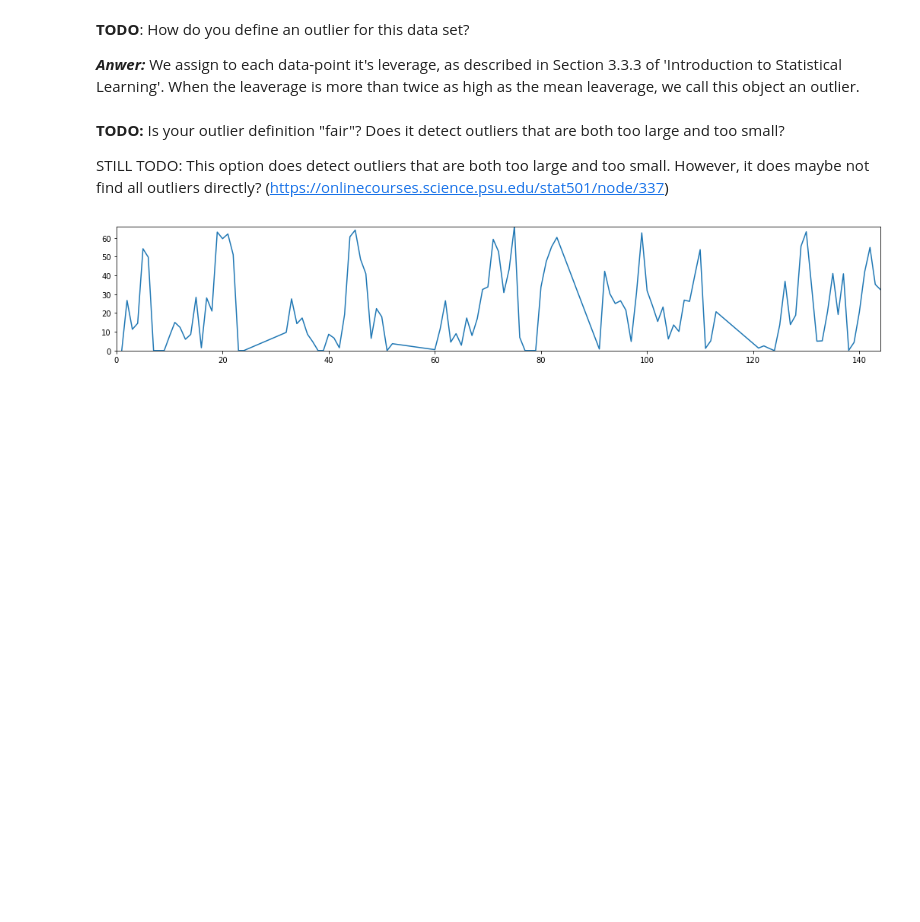
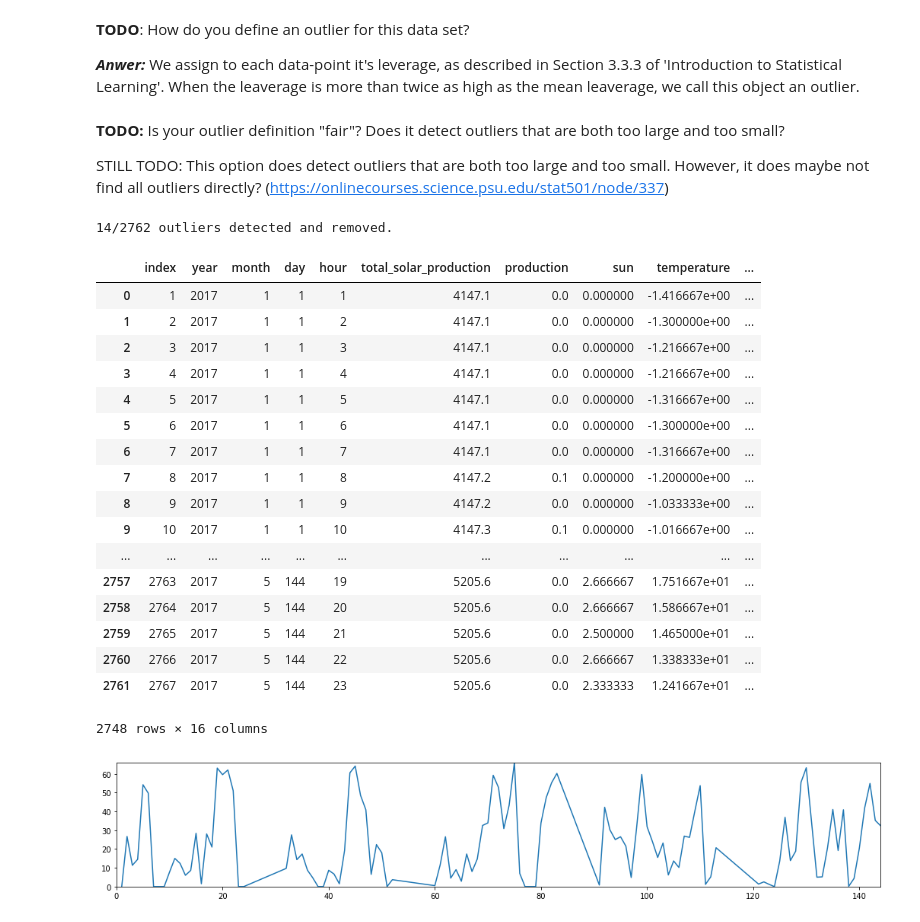
Before and after one commit to Jonuma/IoT_Project, a Jupyter notebook: data/assignment_coen.ipynb, the cells around one changed output. Drawn from its saved outputs; the diff is of its cells as text; code cells hidden in the pictures; blank space fills up the shorter version.

```diff
--- a/data/assignment_coen.ipynb
+++ b/data/assignment_coen.ipynb
@@ -295,3 +284,56 @@ data = data[data.leverage < 2 * mean_leverage]
+# %%
+#n = len(data.index)
+#mean_production = data["production"].mean()
+
+#nominator = 1/n + (data["production"] - mean_production)**2
+#denominator = data["production"].var() * n
+
+#data["leverage"] = nominator / denominator
+#mean_leverage = data["leverage"].mean()
+
+#data = data[data.leverage < 2 * mean_leverage]
+
+data = pd.merge(energy, weather);
+data['chill'] = data['chill'].fillna(0)
+data = data.dropna().reset_index(drop=True)
+
+from sklearn.covariance import EllipticEnvelope
+from sklearn.ensemble import IsolationForest
+from sklearn.neighbors import LocalOutlierFactor
+
+#clf = LocalOutlierFactor(
+#        n_neighbors=80,
+#        contamination=0.02)
+#data['outlier'] = clf.fit_predict(data)
+
+clf = EllipticEnvelope(contamination=0.005)
+clf.fit(data)
+scores_pred = clf.decision_function(data)
+data['outlier'] = clf.predict(data)
+
+print(str(len(data[data.outlier == -1])) + '/' + str(len(data)) + ' outliers detected and removed.')
+data = data[data.outlier == 1]
+data
+# %% [output]
+14/2762 outliers detected and removed.
+|  | index | year | month | day | hour | total_solar_production | production | sun | temperature | ... |
+| 0 | 1 | 2017 | 1 | 1 | 1 | 4147.1 | 0.0 | 0.000000 | -1.416667e+00 | ... |
+| 1 | 2 | 2017 | 1 | 1 | 2 | 4147.1 | 0.0 | 0.000000 | -1.300000e+00 | ... |
+| 2 | 3 | 2017 | 1 | 1 | 3 | 4147.1 | 0.0 | 0.000000 | -1.216667e+00 | ... |
+| 3 | 4 | 2017 | 1 | 1 | 4 | 4147.1 | 0.0 | 0.000000 | -1.216667e+00 | ... |
+| 4 | 5 | 2017 | 1 | 1 | 5 | 4147.1 | 0.0 | 0.000000 | -1.316667e+00 | ... |
+| 5 | 6 | 2017 | 1 | 1 | 6 | 4147.1 | 0.0 | 0.000000 | -1.300000e+00 | ... |
+| 6 | 7 | 2017 | 1 | 1 | 7 | 4147.1 | 0.0 | 0.000000 | -1.316667e+00 | ... |
+| 7 | 8 | 2017 | 1 | 1 | 8 | 4147.2 | 0.1 | 0.000000 | -1.200000e+00 | ... |
+| 8 | 9 | 2017 | 1 | 1 | 9 | 4147.2 | 0.0 | 0.000000 | -1.033333e+00 | ... |
+| 9 | 10 | 2017 | 1 | 1 | 10 | 4147.3 | 0.1 | 0.000000 | -1.016667e+00 | ... |
+| ... | ... | ... | ... | ... | ... | ... | ... | ... | ... | ... |
+| 2757 | 2763 | 2017 | 5 | 144 | 19 | 5205.6 | 0.0 | 2.666667 | 1.751667e+01 | ... |
+| 2758 | 2764 | 2017 | 5 | 144 | 20 | 5205.6 | 0.0 | 2.666667 | 1.586667e+01 | ... |
+| 2759 | 2765 | 2017 | 5 | 144 | 21 | 5205.6 | 0.0 | 2.500000 | 1.465000e+01 | ... |
+| 2760 | 2766 | 2017 | 5 | 144 | 22 | 5205.6 | 0.0 | 2.666667 | 1.338333e+01 | ... |
+| 2761 | 2767 | 2017 | 5 | 144 | 23 | 5205.6 | 0.0 | 2.333333 | 1.241667e+01 | ... |
+2748 rows × 16 columns
 # %%
 X = data["day"]
 Y = data.groupby("day")["sun"].agg(np.sum)
```
Also changed, not shown: parts of 10 cells of this notebook, 1 other file.
